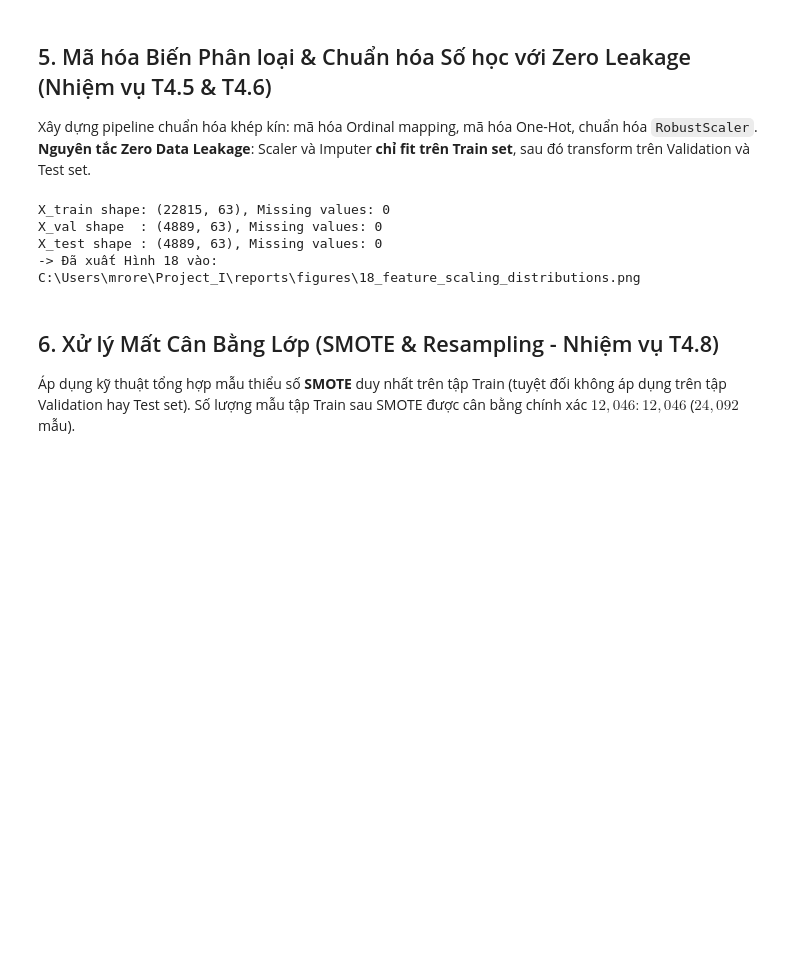
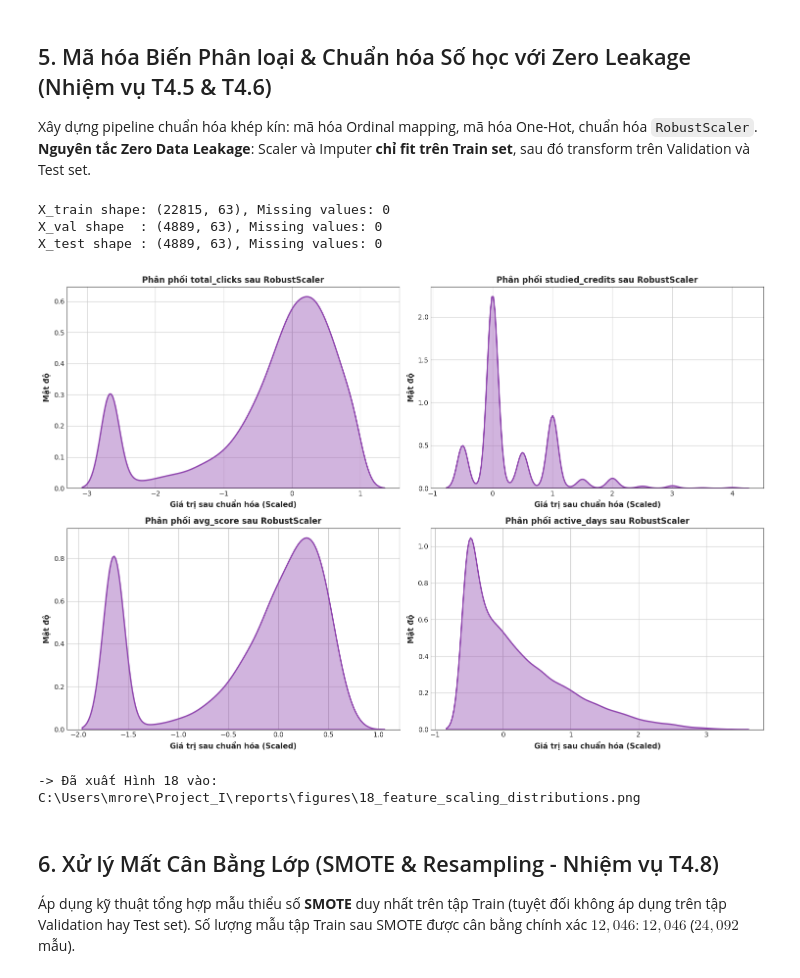
Before and after one commit to vuhoabinh2416137/Project_I, a Jupyter notebook: notebooks/03_preprocessing.ipynb, the cells around one changed output. Drawn from its saved outputs; the diff is of its cells as text; code cells hidden in the pictures; blank space fills up the shorter version.

```diff
--- a/notebooks/03_preprocessing.ipynb
+++ b/notebooks/03_preprocessing.ipynb
@@ -391,8 +395,8 @@ print(f"-> Đã xuất Hình 19 vào: {FIGURES_DIR / '19_train_val_test_stratifi
 Xây dựng pipeline chuẩn hóa khép kín: mã hóa Ordinal mapping, mã hóa One-Hot, chuẩn hóa `RobustScaler`.
 **Nguyên tắc Zero Data Leakage**: Scaler và Imputer **chỉ fit trên Train set**, sau đó transform trên Validation và Test set.
 # %%
-# Định nghĩa Bộ tiền xử lý hướng đối tượng OULADPreprocessor đồng bộ 100% với src/preprocessing.py
-class NotebookOULADPreprocessor:
+# Định nghĩa Bộ tiền xử lý hướng đối tượng OULADPreprocessor tự chứa hoàn toàn trong Notebook
+class OULADPreprocessor:
     def __init__(self, scaling_method='robust', outlier_method='capping', iqr_multiplier=3.0, apply_log1p=True, filter_pre_course_unreg=False, random_state=42):
         self.scaling_method = scaling_method
         self.outlier_method = outlier_method
@@ -428,7 +432,7 @@ class NotebookOULADPreprocessor:
         self.feature_names_out_ = []
         self.is_fitted_ = False
 
-    def fit(self, X_train):
+    def fit(self, X_train, y=None):
         # 1. Impute stats từ Train
         self.impute_values_['imd_band_mode'] = X_train['imd_band'].mode().iloc[0] if not X_train['imd_band'].mode().empty else '20-30%'
         self.impute_values_['date_registration_median'] = float(X_train['date_registration'].median())
@@ -501,6 +505,9 @@ class NotebookOULADPreprocessor:
                     df[col] = np.log1p(np.maximum(0.0, df[col]))
         return df
 
+    def _prepare_features(self, df_in):
+        return self._prep(df_in)
+
     def transform(self, df_in):
         prep = self._prep(df_in)
         scaled = pd.DataFrame(self.scaler_.transform(prep[self.cols_to_scale_]), columns=self.cols_to_scale_, index=df_in.index)
@@ -509,41 +516,93 @@ class NotebookOULADPreprocessor:
         res = pd.concat([scaled, encoded, indicators], axis=1)
         return res[self.feature_names_out_]
 
+    def split_train_val_test(self, df, test_size=0.15, val_size=0.15, split_strategy='stratified', stratify_col='at_risk', group_col='id_student'):
+        if split_strategy == 'stratified':
+            train_df, temp_df = train_test_split(df, test_size=(test_size + val_size), stratify=df[stratify_col], random_state=self.random_state)
+            val_df, test_df = train_test_split(temp_df, test_size=(test_size / (test_size + val_size)), stratify=temp_df[stratify_col], random_state=self.random_state)
+        elif split_strategy == 'group_stratified':
+            sgkf = StratifiedGroupKFold(n_splits=7, shuffle=True, random_state=self.random_state)
+            splits = list(sgkf.split(df, df[stratify_col], groups=df[group_col]))
+            test_idx, val_idx = splits[0][1], splits[1][1]
+            train_idx = np.setdiff1d(np.arange(len(df)), np.concatenate([test_idx, val_idx]))
+            train_df = df.iloc[train_idx].copy().reset_index(drop=True)
+            val_df = df.iloc[val_idx].copy().reset_index(drop=True)
+            test_df = df.iloc[test_idx].copy().reset_index(drop=True)
+        else:
+            raise ValueError(f'Chiến lược split không hợp lệ: {split_strategy}')
+        return train_df, val_df, test_df
+
+    def resample_train_data(self, X_train, y_train, method='smote', sampling_strategy='auto'):
+        if method == 'smote':
+            X_res, y_res = SMOTE(sampling_strategy=sampling_strategy, random_state=self.random_state).fit_resample(X_train, y_train)
+        elif method == 'under':
+            X_res, y_res = RandomUnderSampler(sampling_strategy=sampling_strategy, random_state=self.random_state).fit_resample(X_train, y_train)
+        elif method == 'none':
+            return X_train.copy(), y_train.copy()
+        else:
+            raise ValueError(f'Phương pháp resample không được hỗ trợ: {method}')
+        return pd.DataFrame(X_res, columns=X_train.columns), pd.Series(y_res, name=y_train.name)
+
+    @classmethod
+    def load_from_artifacts(cls, artifacts_dir=None):
+        directory = artifacts_dir or PROCESSED_DIR
+        state = joblib.load(directory / 'preprocessor_state.joblib')
+        instance = cls(
+            scaling_method=state['scaling_method'],
+            outlier_method=state['outlier_method'],
+            iqr_multiplier=state['iqr_multiplier'],
+            apply_log1p=state['apply_log1p'],
+            filter_pre_course_unreg=state['filter_pre_course_unreg'],
+        )
+        instance.scaler_ = joblib.load(directory / 'scaler.joblib')
+        instance.one_hot_encoder_ = joblib.load(directory / 'one_hot_encoder.joblib')
+        instance.impute_values_ = state['impute_values_']
+        instance.outlier_bounds_ = state['outlier_bounds_']
+        instance.one_hot_feature_names_ = state['one_hot_feature_names_']
+        instance.cols_to_scale_ = state['cols_to_scale_']
+        instance.feature_names_out_ = state['feature_names_out_']
+        instance.is_fitted_ = state['is_fitted_']
+        return instance
+
 # Huấn luyện preprocessor và biến đổi Train / Val / Test
-preprocessor = NotebookOULADPreprocessor(scaling_method='robust')
+preprocessor = OULADPreprocessor(scaling_method='robust')
 preprocessor.fit(train_rnd)
 
 X_train = preprocessor.transform(train_rnd)
 X_val = preprocessor.transform(val_rnd)
 X_test = preprocessor.transform(test_rnd)
 
 y_train = train_rnd['at_risk'].copy()
 y_val = val_rnd['at_risk'].copy()
 y_test = test_rnd['at_risk'].copy()
+y_train_4class = train_rnd['final_result'].copy()
+y_val_4class = val_rnd['final_result'].copy()
+y_test_4class = test_rnd['final_result'].copy()
 
 print(f"X_train shape: {X_train.shape}, Missing values: {X_train.isna().sum().sum()}")
 print(f"X_val shape  : {X_val.shape}, Missing values: {X_val.isna().sum().sum()}")
 print(f"X_test shape : {X_test.shape}, Missing values: {X_test.isna().sum().sum()}")
 
 # Trực quan hóa Hình 18: Phân phối sau chuẩn hóa
 fig, axes = plt.subplots(2, 2, figsize=(15, 10))
 features_to_plot = ['total_clicks', 'studied_credits', 'avg_score', 'active_days']
 for i, col in enumerate(features_to_plot):
     ax = axes[i // 2, i % 2]
     sns.kdeplot(X_train[col], ax=ax, color='#8e44ad', fill=True, alpha=0.4, linewidth=2)
     ax.set_title(f"Phân phối {col} sau RobustScaler", fontsize=12, fontweight='bold')
     ax.set_xlabel('Giá trị sau chuẩn hóa (Scaled)', fontsize=11, fontweight='bold')
     ax.set_ylabel('Mật độ', fontsize=11, fontweight='bold')
 
 plt.tight_layout()
 fig.savefig(FIGURES_DIR / '18_feature_scaling_distributions.png', dpi=300)
 plt.show()
 print(f"-> Đã xuất Hình 18 vào: {FIGURES_DIR / '18_feature_scaling_distributions.png'}")
 # %% [output]
 X_train shape: (22815, 63), Missing values: 0
 X_val shape  : (4889, 63), Missing values: 0
 X_test shape : (4889, 63), Missing values: 0
--> Đã xuất Hình 18 vào: C:\Users\mrore\Project_I\reports\figures\18_feature_scaling_distributions.png
+[figure, added]
+-> Đã xuất Hình 18 vào: C:\Users\mrore\Project_I\reports\figures\18_feature_scaling_distributions.png
 # %% [markdown]
 ## 6. Xử lý Mất Cân Bằng Lớp (SMOTE & Resampling - Nhiệm vụ T4.8)
 Áp dụng kỹ thuật tổng hợp mẫu thiểu số **SMOTE** duy nhất trên tập Train (tuyệt đối không áp dụng trên tập Validation hay Test set).
```
Also changed, not shown: parts of 9 cells of this notebook, 32 other files.
